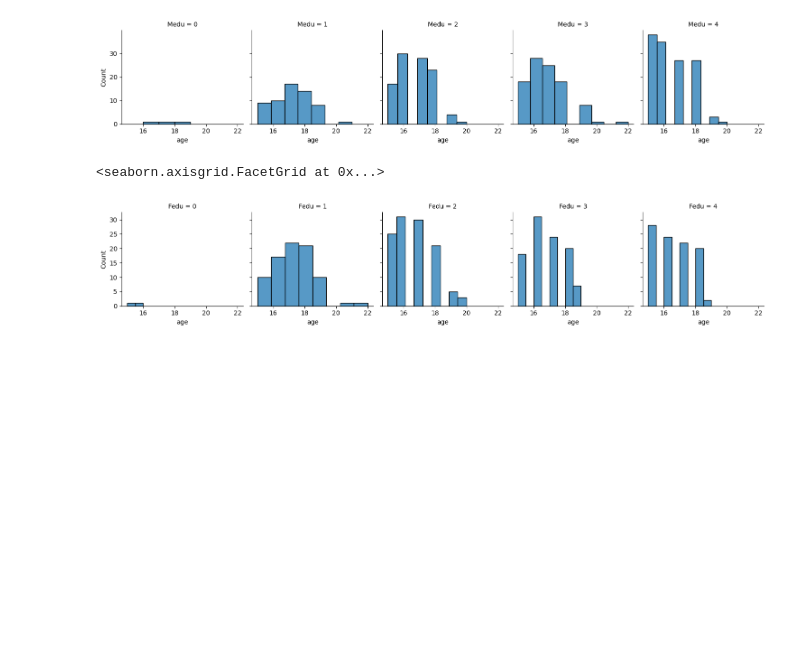
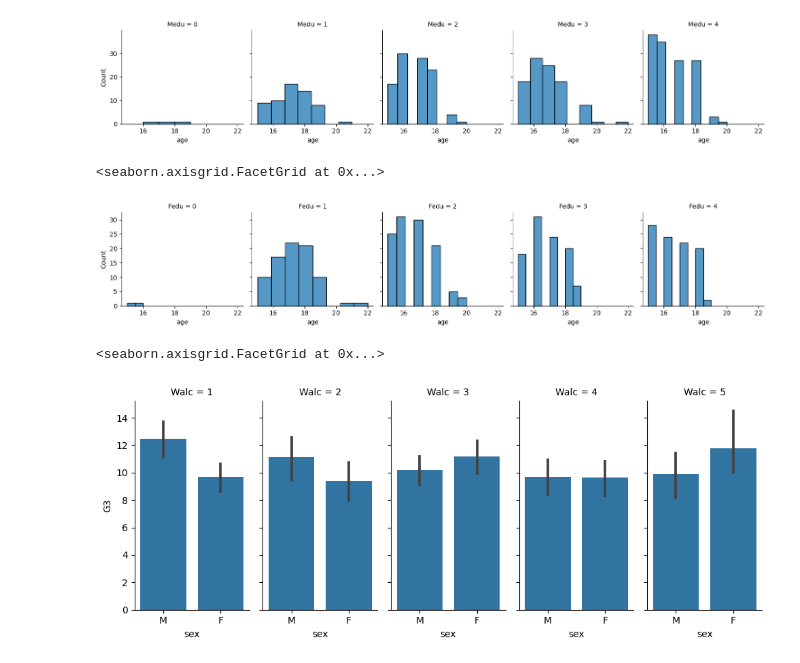
Before and after one commit to brayamrt/DiplomadoPython, a Jupyter notebook: 3. RegresionLineal/RlinealNotas.ipynb, the cells around one changed output. Drawn from its saved outputs; the diff is of its cells as text; code cells hidden in the pictures; blank space fills up the shorter version.

```diff
--- a/3. RegresionLineal/RlinealNotas.ipynb
+++ b/3. RegresionLineal/RlinealNotas.ipynb
@@ -48,4 +50,41 @@ def multigraf (df, coluno, coldos):
     g = sns.FacetGrid(df, col=coluno)
     g.map(sns.histplot, coldos)
     return g
+
+##Funcion multigraficas para tres variables
+def multigrafTres (df, coluno, coldos, coltres):
+    h = sns.FacetGrid(df, col=coluno, height=4, aspect=.5)
+    h.map(sns.barplot, coldos, coltres, order=['M','F'])
+    return h
+
+##Función de barras y de dispersion
+def barras(df, colx, coly, cruce):
+    sns.catplot(x=colx, y=coly, hue=cruce, kind='bar', data=df)
+
+def dispersion (df, cruce, num, numdos):
+    g = sns.FacetGrid(df, hue=cruce, palette='flare', height=5)
+    g.map(sns.scatterplot, num, numdos, s=100, alpha=0.5)
+    g.add_legend()
+    return g
+
+from sklearn.preprocessing import MinMaxScaler
+def normaData(df):
+    valores = df.values
+    scaler = MinMaxScaler(feature_range=(0, 1))
+    scaler = scaler.fit(valores)
+
+    pd.DataFrame(np.vstack((scaler.data_min_, scaler.data_max_)),
+             index=['Min', 'Max'],
+             columns=df.columns)
+
+    normalizados = scaler.transform(valores)
+    df_norm = pd.DataFrame(normalizados,
+                       index=df.index,
+                       columns=df.columns)
+    return df_norm
+
+##Diagrama de correlacion
+def DiagCorr(df, tamuno, tamdos):
+    f, ax = plt.subplots(figsize=(tamuno,tamdos))
+    sns.heatmap(df.corr(), annot=True, linewidths=.5, ax=ax)
 # %% [markdown]
@@ -156,3 +195,10 @@ multigraf(notas, 'Fedu','age')
 # %% [output]
 <seaborn.axisgrid.FacetGrid at 0x...>
 [figure]
+# %%
+## Walc, sex, G3
+
+multigrafTres(notas, 'Walc','sex','G3')
+# %% [output]
+<seaborn.axisgrid.FacetGrid at 0x...>
+[figure, added]
```
Also changed, not shown: parts of 28 cells of this notebook, 17 other files.
